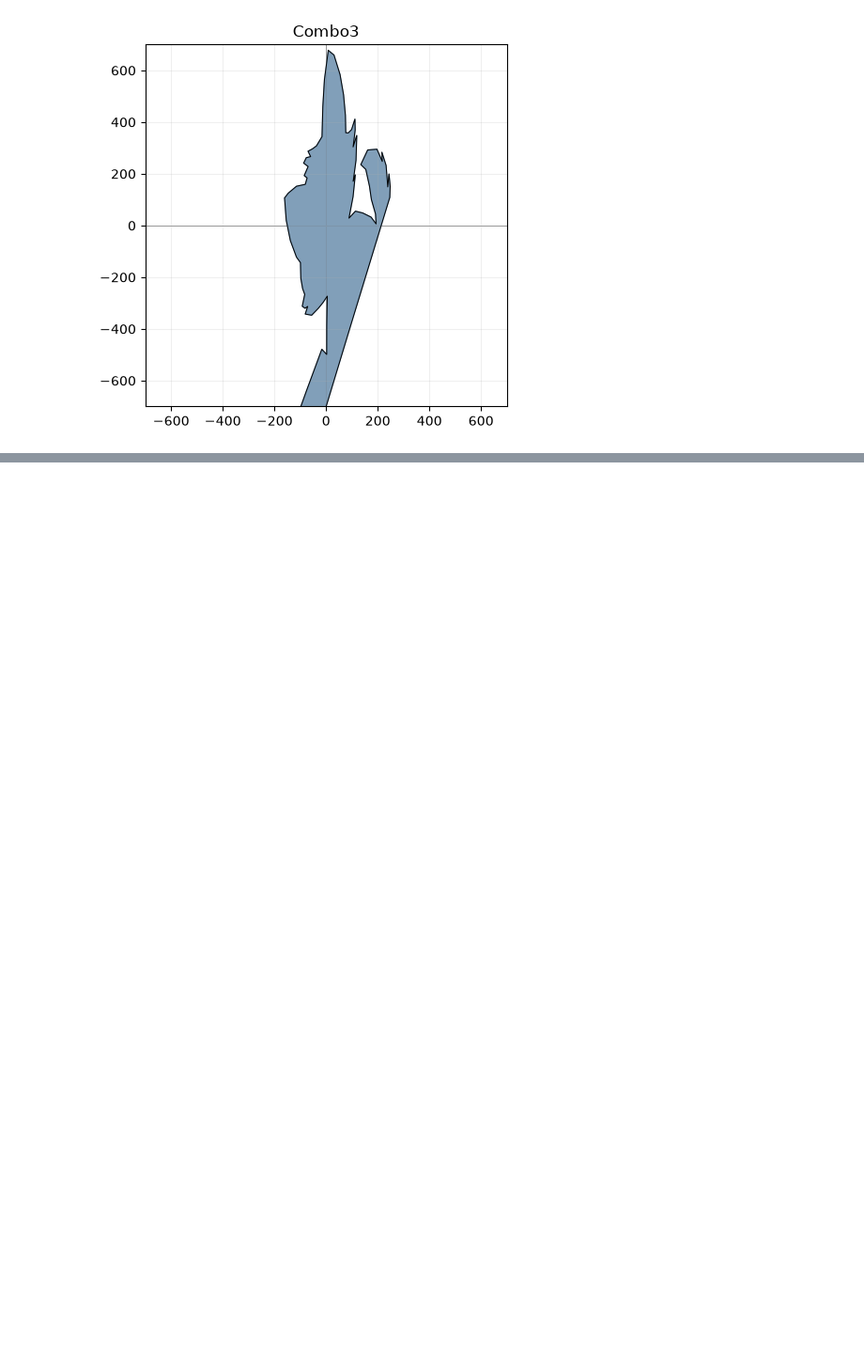
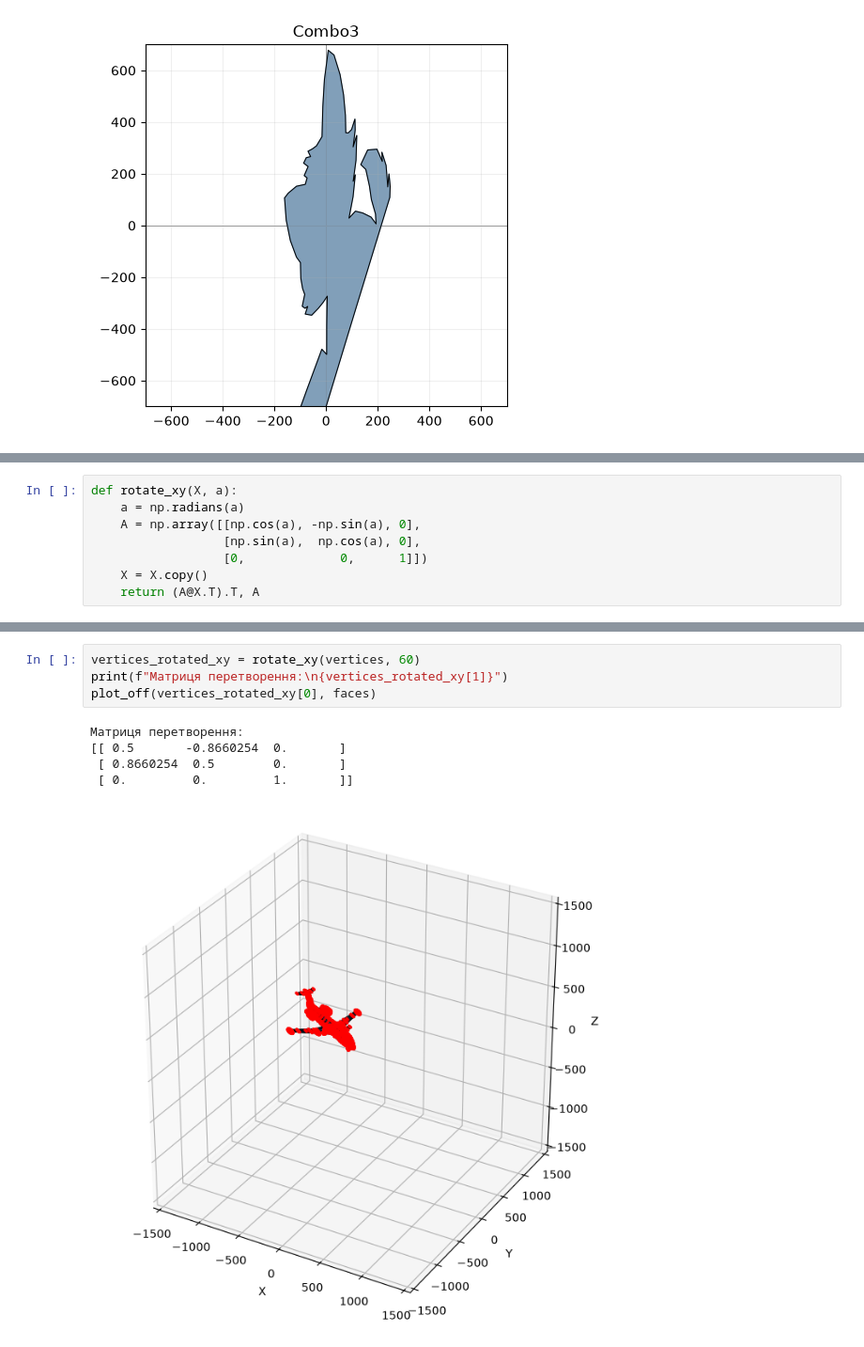
Before and after one commit to CPTshkarpetka/ALA_Lab1, a Jupyter notebook: lab1.ipynb, the cells around one changed output, grey strips where cells are left out. Shown at 94% size. Cells and saved outputs as stored; diff of their text form; blank space fills up the shorter version.

```diff
--- a/lab1.ipynb
+++ b/lab1.ipynb
@@ -174,0 +277,8 @@ plt.show()
+# %%
+def rotate_xy(X, a):
+    a = np.radians(a)
+    A = np.array([[np.cos(a), -np.sin(a), 0],
+                  [np.sin(a),  np.cos(a), 0],
+                  [0,             0,      1]])
+    X = X.copy()
+    return (A@X.T).T, A
@@ -174,0 +301,10 @@ plt.show()
+# %%
+vertices_rotated_xy = rotate_xy(vertices, 60)
+print(f"Матриця перетворення:\n{vertices_rotated_xy[1]}")
+plot_off(vertices_rotated_xy[0], faces)
+# %% [output]
+Матриця перетворення:
+[[ 0.5       -0.8660254  0.       ]
+ [ 0.8660254  0.5        0.       ]
+ [ 0.         0.         1.       ]]
+[figure, added]
```
Also changed, not shown: parts of 18 cells of this notebook.
